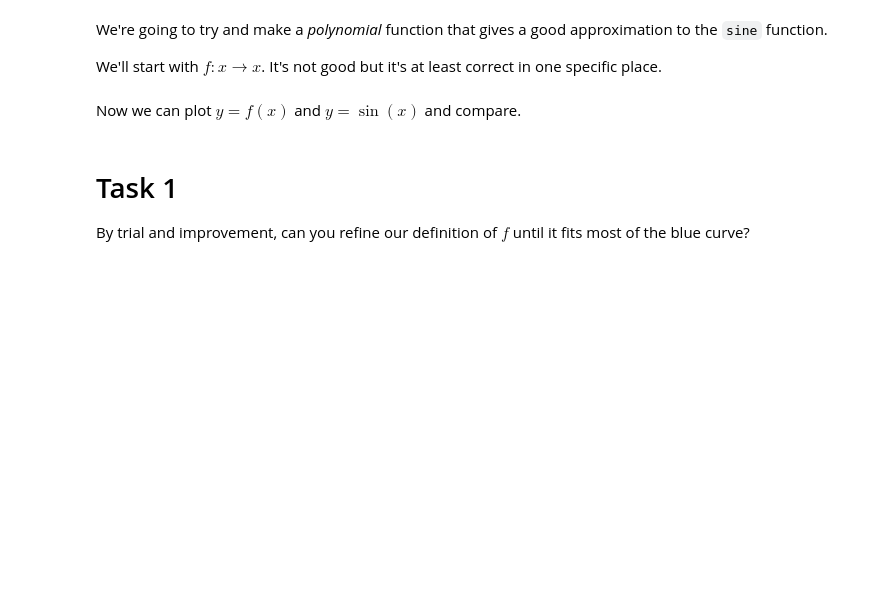
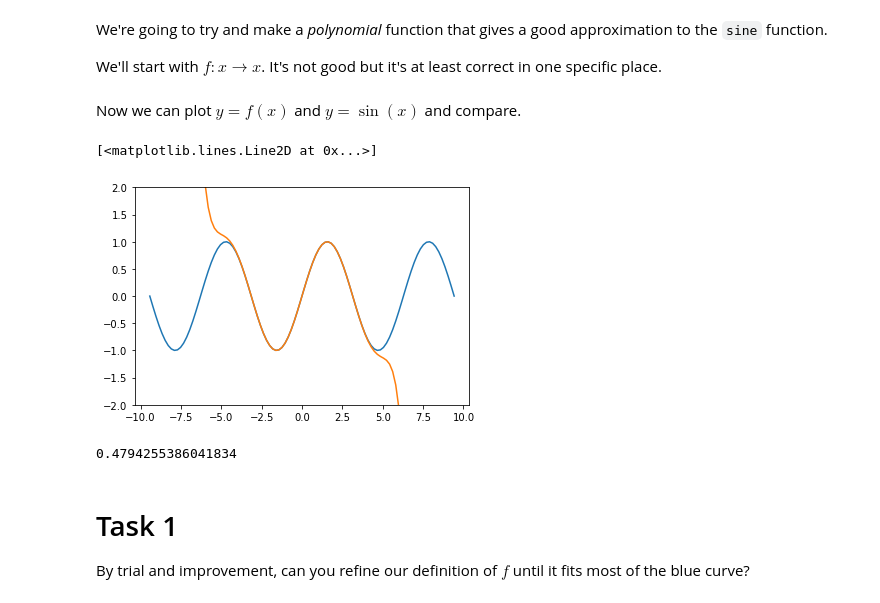
Before and after one commit to adacollege/fmaths-2-maclaurin, a Jupyter notebook: approximating sine and others.ipynb, the cells around one changed output. Cells and saved outputs as stored; diff of their text form; code cells hidden in the pictures; blank space fills up the shorter version.

```diff
--- a/approximating sine and others.ipynb
+++ b/approximating sine and others.ipynb
@@ -6,24 +6,31 @@ import numpy as np
 We're going to try and make a *polynomial* function that gives a good approximation to the `sine` function.
 
 We'll start with $f:x\longrightarrow x$. It's not good but it's at least correct in one specific place.
-# %%
-def f(x):
-    return x
+# %%
+def f(x):
+    return x-x**3/6+x**5/120-x**7/5040+x**9/362880-x**11/39916800
 # %% [markdown]
 Now we can plot $y=f(x)$ and $y=\sin(x)$ and compare.
 # %%
 # new figure
 fig = plt.figure()
 # with one plot
 ax = fig.add_subplot(1,1,1)
 # with a y-axis from -2 to 2
 ax.set_ylim(-2,2)
 # domain from -2pi to 2pi
-domain = np.linspace(-2*np.pi,2*np.pi,100)
+domain = np.linspace(-3*np.pi,3*np.pi,100)
 # plot the sine function
 ax.plot(domain, np.sin(domain))
 # plot our approximation
 ax.plot(domain, f(domain))
+# %% [output]
+[<matplotlib.lines.Line2D at 0x...>]
+[figure, added]
+# %%
+f(0.5)
+# %% [output]
+0.4794255386041834
 # %% [markdown]
 # Task 1
 
```
Also changed, not shown: parts of 5 cells of this notebook.
